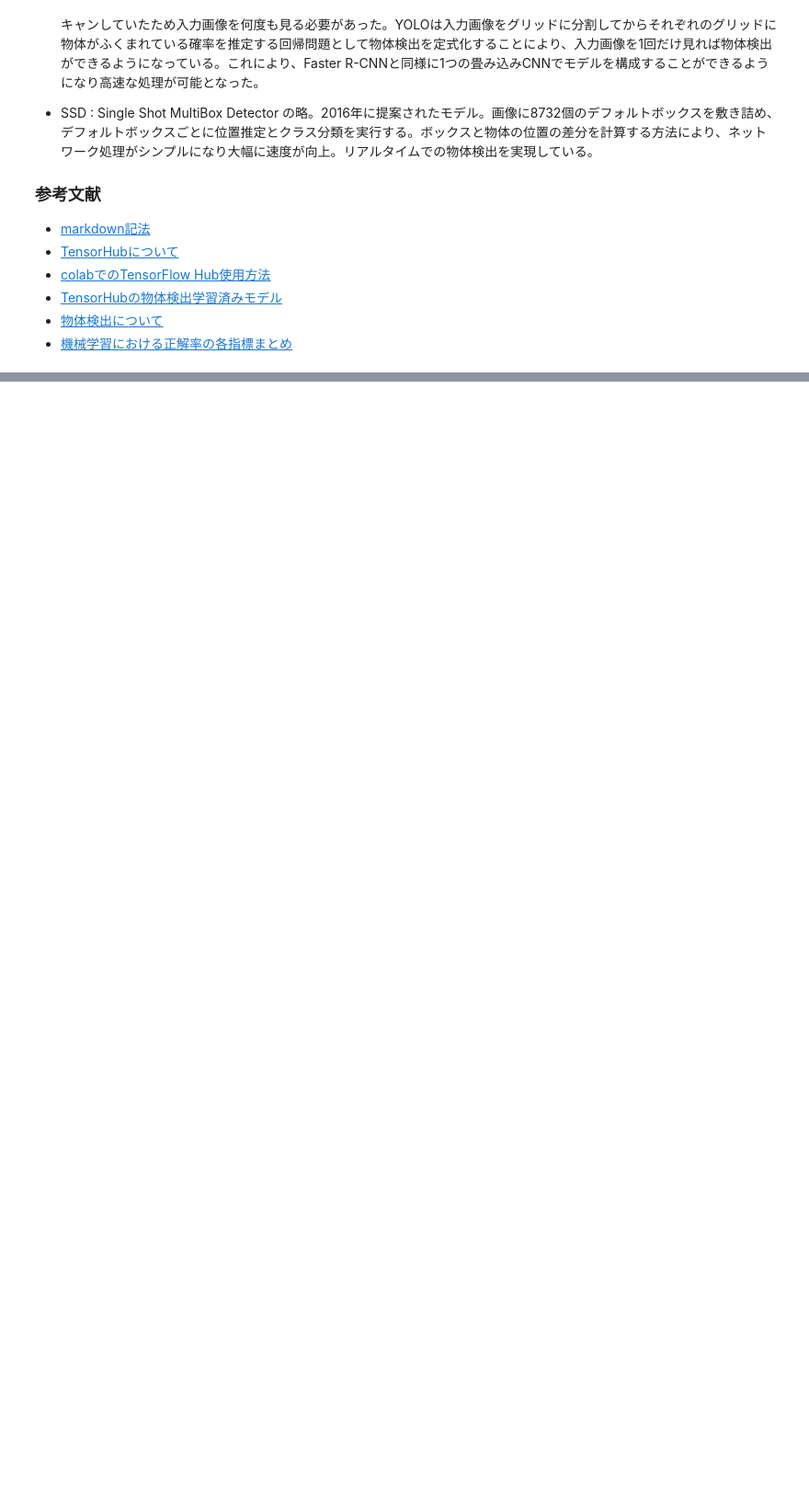
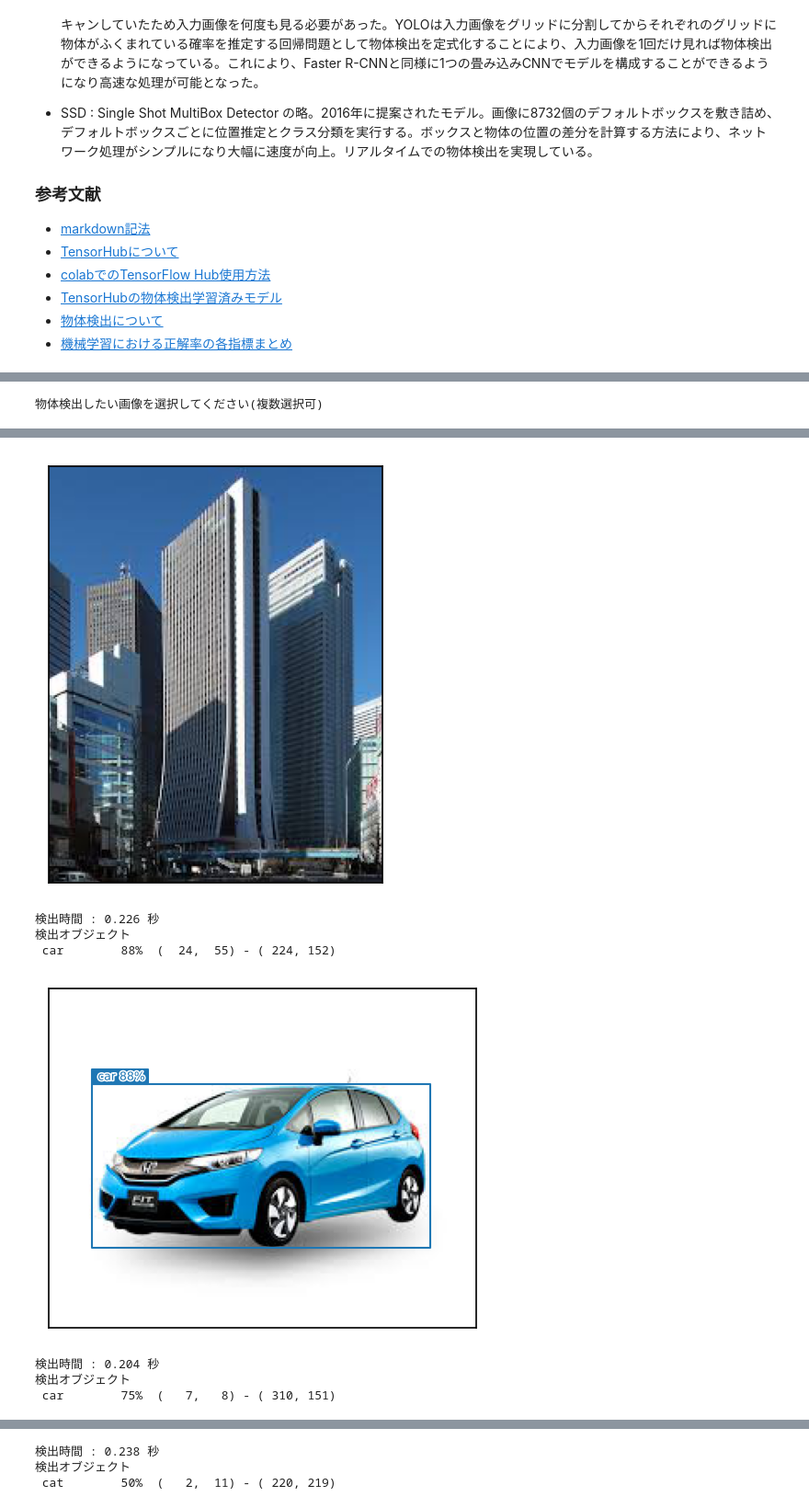
Before and after one commit to GenTwo-Developers/Img-and-Video-check, a Jupyter notebook: GenTwo_imgcheck.ipynb, the cells around one changed output, grey strips where cells are left out. Shown at 92% size. Saved outputs shown, nothing was run; the diff lists cells and outputs as text; code cells hidden in the pictures; blank space fills up the shorter version.

```diff
--- a/GenTwo_imgcheck.ipynb
+++ b/GenTwo_imgcheck.ipynb
@@ -313,0 +267,14 @@ Saving woman.jpg to woman (2).jpg
+# %%
+# 検出器のロード
+
+import tensorflow as tf
+import tensorflow_hub as hub
+
+print("loading model")
+
+# tensorHubにあるモデルを指定
+module_handle = "https://tfhub.dev/tensorflow/ssd_mobilenet_v2/fpnlite_320x320/1"
+
+detector = hub.load(module_handle)
+
+print("load end")
@@ -313,0 +284,10 @@ Saving woman.jpg to woman (2).jpg
+# %%
+# COCO2017データセットのclass_id <==> class_name の変換辞書作成
+
+!wget https://raw.githubusercontent.com/nightrome/cocostuff/master/labels.txt
+
+id_to_name_dic={}
+with open("labels.txt",mode="r") as f:
+  for line in f:
+    i,name=line.split(":")
+    id_to_name_dic[i]=str(name.replace('\n', ''))
@@ -313,0 +413,12 @@ Saving woman.jpg to woman (2).jpg
+# %%
+# 物体検出
+
+from google.colab import files
+
+print("\n物体検出したい画像を選択してください(複数選択可)")
+uploaded = files.upload() # 分類したい画像を選択
+
+for fn in uploaded.keys():
+  run_detector(detector, fn,0.5)
+# %% [output]
+物体検出したい画像を選択してください(複数選択可)
@@ -313,0 +443,8 @@ Saving woman.jpg to woman (2).jpg
+[figure, added]
+検出時間 : 0.226 秒
+検出オブジェクト
+ car        88%  (  24,  55) - ( 224, 152)
+[figure, added]
+検出時間 : 0.204 秒
+検出オブジェクト
+ car        75%  (   7,   8) - ( 310, 151)
@@ -313,0 +468,3 @@ Saving woman.jpg to woman (2).jpg
+検出時間 : 0.238 秒
+検出オブジェクト
+ cat        50%  (   2,  11) - ( 220, 219)
```
Also changed, not shown: parts of 11 cells of this notebook.
